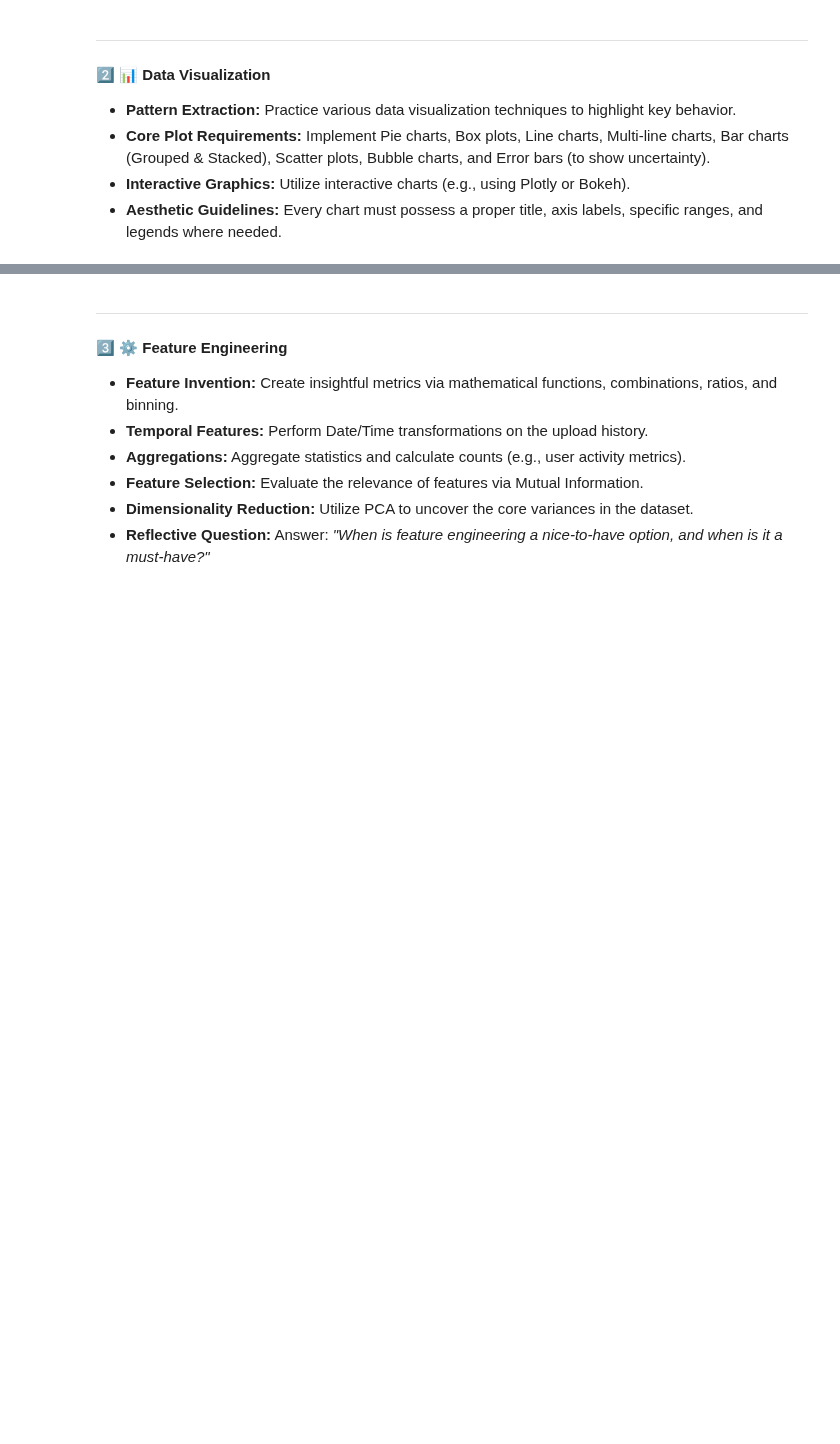
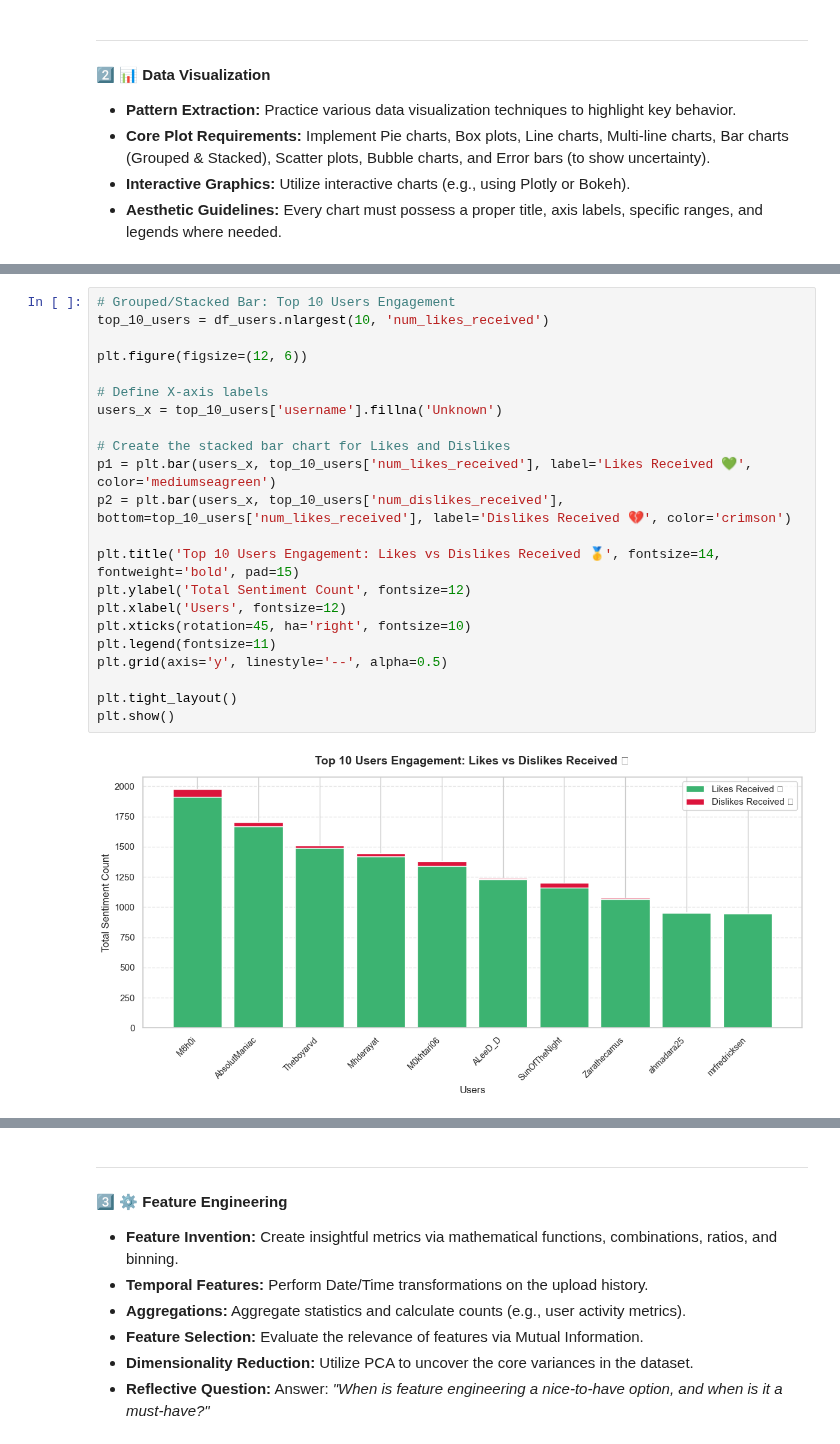
Before and after one commit to MaximumAsp66915/Applied_Data_Science_Course, a Jupyter notebook: ADS_A01/notebooks/01_Main_Analysis.ipynb, the cells around one changed output, grey strips where cells are left out. Drawn from its saved outputs; the diff is of its cells as text; blank space fills up the shorter version.

```diff
--- a/ADS_A01/notebooks/01_Main_Analysis.ipynb
+++ b/ADS_A01/notebooks/01_Main_Analysis.ipynb
@@ -693,0 +865,24 @@ Due to the limited time that I have for this project I would not continue cleani
+# %%
+# Grouped/Stacked Bar: Top 10 Users Engagement
+top_10_users = df_users.nlargest(10, 'num_likes_received')
+
+plt.figure(figsize=(12, 6))
+
+# Define X-axis labels
+users_x = top_10_users['username'].fillna('Unknown')
+
+# Create the stacked bar chart for Likes and Dislikes
+p1 = plt.bar(users_x, top_10_users['num_likes_received'], label='Likes Received 💚', color='mediumseagreen')
+p2 = plt.bar(users_x, top_10_users['num_dislikes_received'], bottom=top_10_users['num_likes_received'], label='Dislikes Received 💔', color='crimson')
+
+plt.title('Top 10 Users Engagement: Likes vs Dislikes Received 🥇', fontsize=14, fontweight='bold', pad=15)
+plt.ylabel('Total Sentiment Count', fontsize=12)
+plt.xlabel('Users', fontsize=12)
+plt.xticks(rotation=45, ha='right', fontsize=10)
+plt.legend(fontsize=11)
+plt.grid(axis='y', linestyle='--', alpha=0.5)
+
+plt.tight_layout()
+plt.show()
+# %% [output]
+[figure, added]
```
Also changed, not shown: parts of 17 cells of this notebook.
